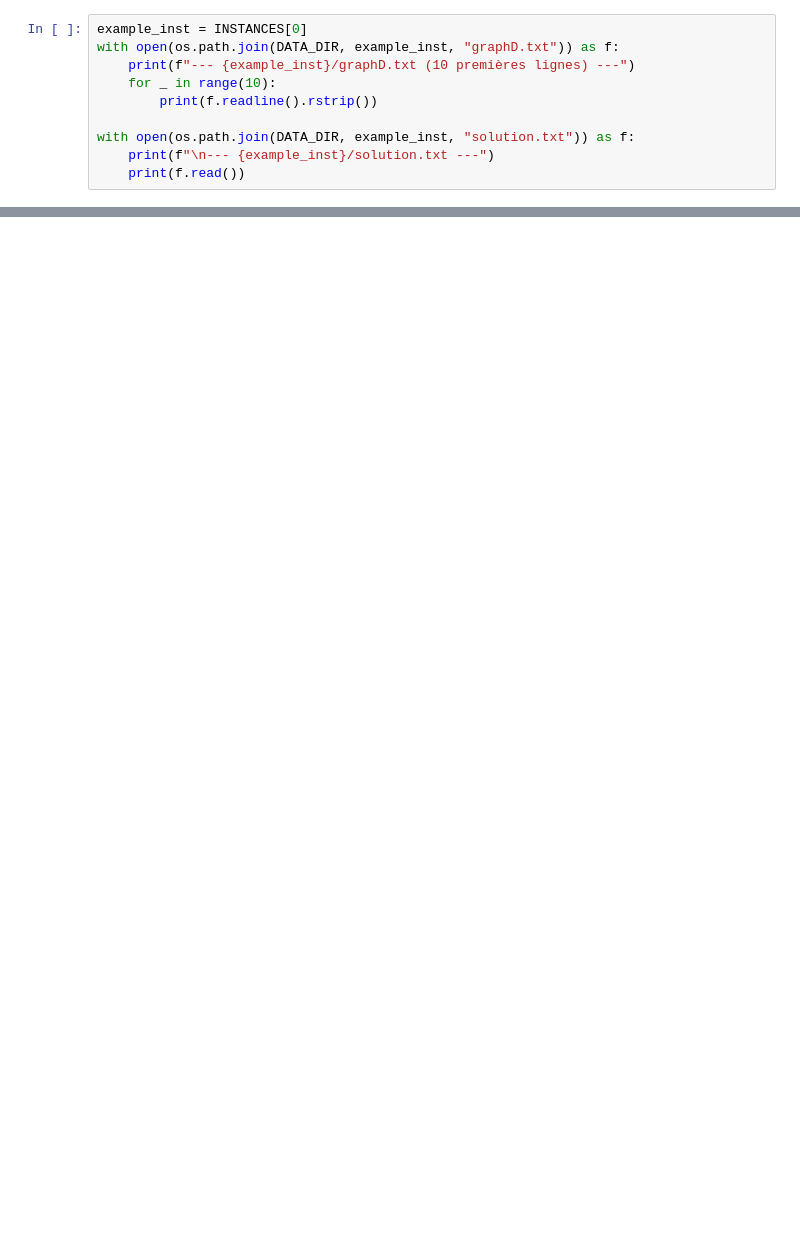
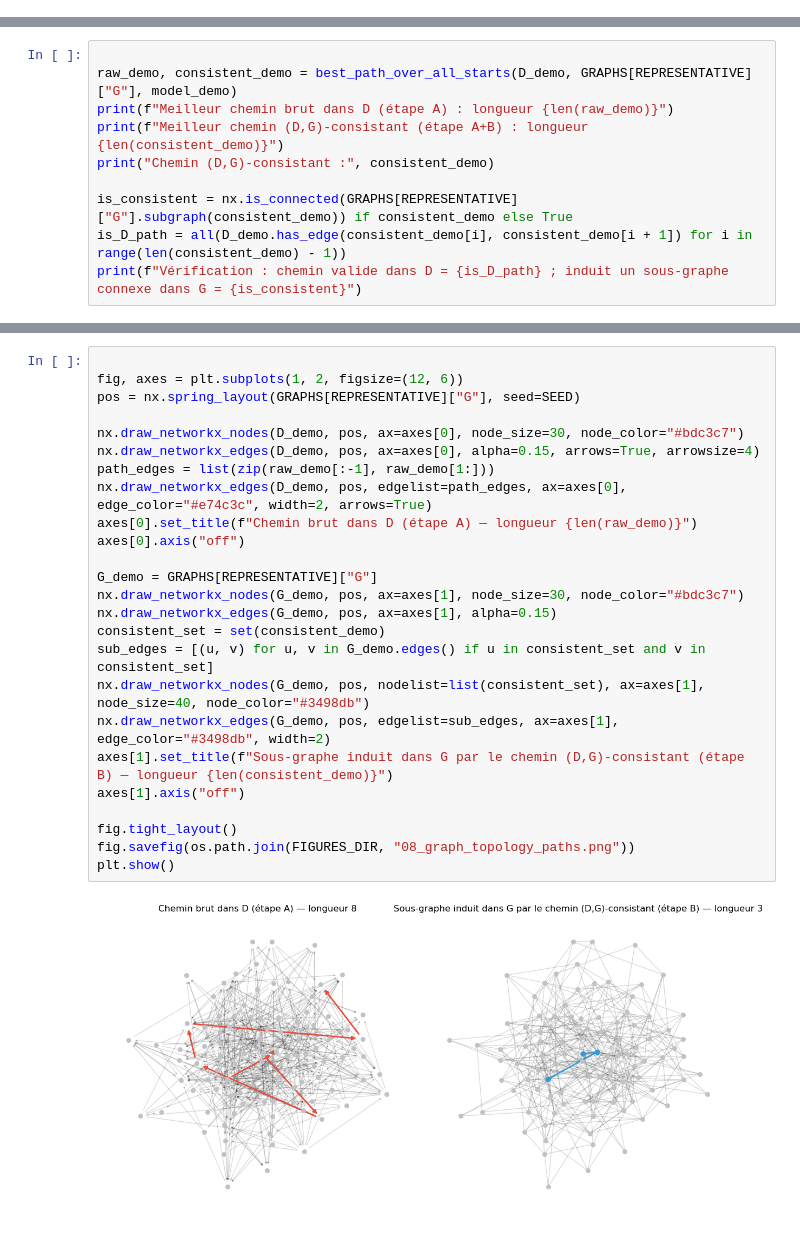
Before and after one commit to AymanMady/deep-learning, a Jupyter notebook: one_to_one_skewgram.ipynb, the cells around one changed output, grey strips where cells are left out. Cells and saved outputs as stored; diff of their text form; blank space fills up the shorter version.

```diff
--- a/one_to_one_skewgram.ipynb
+++ b/one_to_one_skewgram.ipynb
@@ -203,10 +0,0 @@ print(f"{len(INSTANCES)} instances disponibles : {INSTANCES}")
-# %%
-example_inst = INSTANCES[0]
-with open(os.path.join(DATA_DIR, example_inst, "graphD.txt")) as f:
-    print(f"--- {example_inst}/graphD.txt (10 premières lignes) ---")
-    for _ in range(10):
-        print(f.readline().rstrip())
-
-with open(os.path.join(DATA_DIR, example_inst, "solution.txt")) as f:
-    print(f"\n--- {example_inst}/solution.txt ---")
-    print(f.read())
@@ -1137,0 +601,10 @@ Au-delà du résultat quantitatif, ce travail illustre une démarche méthodolog
+# %%
+
+raw_demo, consistent_demo = best_path_over_all_starts(D_demo, GRAPHS[REPRESENTATIVE]["G"], model_demo)
+print(f"Meilleur chemin brut dans D (étape A) : longueur {len(raw_demo)}")
+print(f"Meilleur chemin (D,G)-consistant (étape A+B) : longueur {len(consistent_demo)}")
+print("Chemin (D,G)-consistant :", consistent_demo)
+
+is_consistent = nx.is_connected(GRAPHS[REPRESENTATIVE]["G"].subgraph(consistent_demo)) if consistent_demo else True
+is_D_path = all(D_demo.has_edge(consistent_demo[i], consistent_demo[i + 1]) for i in range(len(consistent_demo) - 1))
+print(f"Vérification : chemin valide dans D = {is_D_path} ; induit un sous-graphe connexe dans G = {is_consistent}")
@@ -1137,0 +798,27 @@ Au-delà du résultat quantitatif, ce travail illustre une démarche méthodolog
+# %%
+
+fig, axes = plt.subplots(1, 2, figsize=(12, 6))
+pos = nx.spring_layout(GRAPHS[REPRESENTATIVE]["G"], seed=SEED)
+
+nx.draw_networkx_nodes(D_demo, pos, ax=axes[0], node_size=30, node_color="#bdc3c7")
+nx.draw_networkx_edges(D_demo, pos, ax=axes[0], alpha=0.15, arrows=True, arrowsize=4)
+path_edges = list(zip(raw_demo[:-1], raw_demo[1:]))
+nx.draw_networkx_edges(D_demo, pos, edgelist=path_edges, ax=axes[0], edge_color="#e74c3c", width=2, arrows=True)
+axes[0].set_title(f"Chemin brut dans D (étape A) — longueur {len(raw_demo)}")
+axes[0].axis("off")
+
+G_demo = GRAPHS[REPRESENTATIVE]["G"]
+nx.draw_networkx_nodes(G_demo, pos, ax=axes[1], node_size=30, node_color="#bdc3c7")
+nx.draw_networkx_edges(G_demo, pos, ax=axes[1], alpha=0.15)
+consistent_set = set(consistent_demo)
+sub_edges = [(u, v) for u, v in G_demo.edges() if u in consistent_set and v in consistent_set]
+nx.draw_networkx_nodes(G_demo, pos, nodelist=list(consistent_set), ax=axes[1], node_size=40, node_color="#3498db")
+nx.draw_networkx_edges(G_demo, pos, edgelist=sub_edges, ax=axes[1], edge_color="#3498db", width=2)
+axes[1].set_title(f"Sous-graphe induit dans G par le chemin (D,G)-consistant (étape B) — longueur {len(consistent_demo)}")
+axes[1].axis("off")
+
+fig.tight_layout()
+fig.savefig(os.path.join(FIGURES_DIR, "08_graph_topology_paths.png"))
+plt.show()
+# %% [output]
+[figure, added]
```
Also changed, not shown: parts of 74 cells of this notebook, 19 other files.
